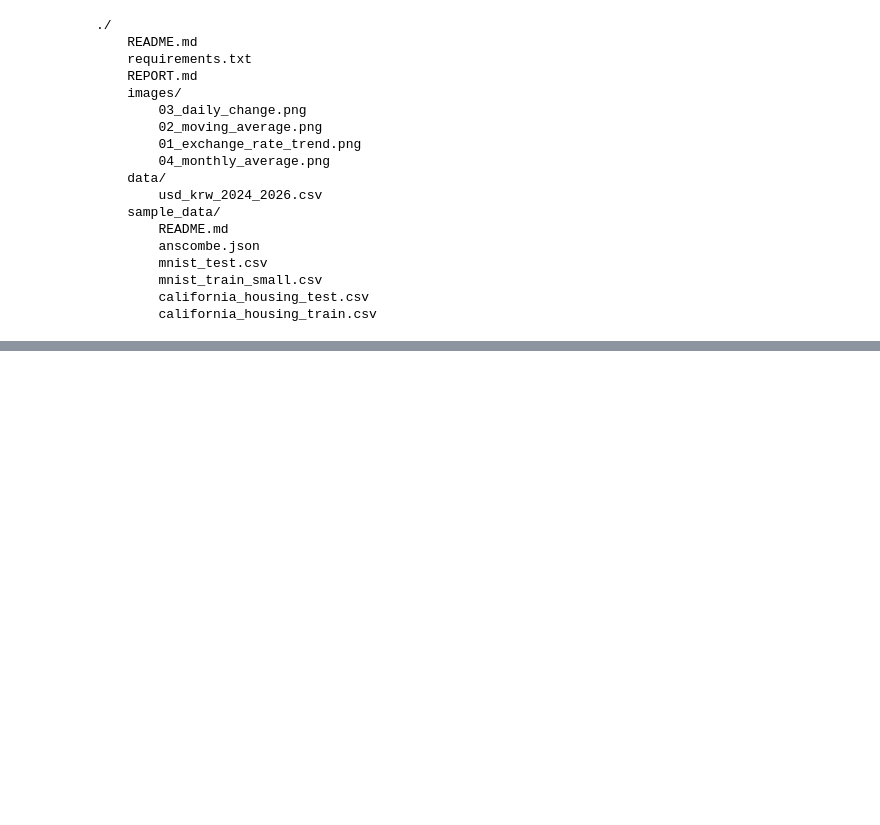
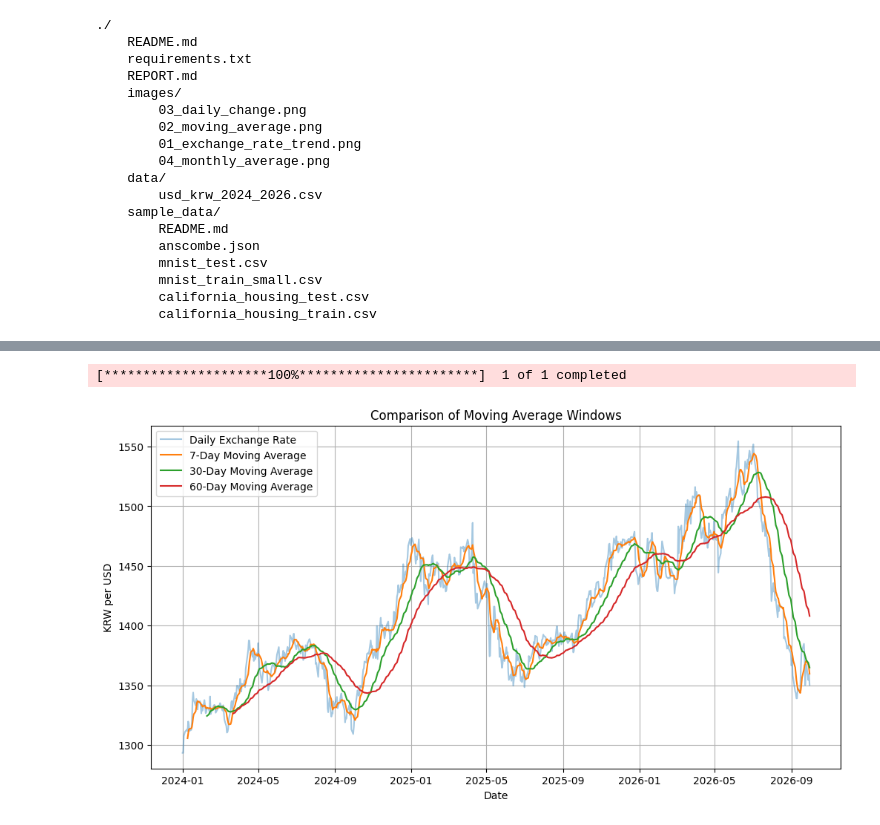
Before and after one commit to kimblessing22-commits/usd-krw-time-series-analysis, a Jupyter notebook: analysis.ipynb, the cells around one changed output, grey strips where cells are left out. Saved outputs shown, nothing was run; the diff lists cells and outputs as text; code cells hidden in the pictures; blank space fills up the shorter version.

```diff
--- a/analysis.ipynb
+++ b/analysis.ipynb
@@ -831,0 +1377,49 @@ for root, dirs, files in os.walk("."):
+# %%
+import os
+import yfinance as yf
+import pandas as pd
+import matplotlib.pyplot as plt
+
+# images 폴더가 없으면 생성
+os.makedirs("images", exist_ok=True)
+
+# 데이터 다시 불러오기
+df = yf.download(
+    "KRW=X",
+    start="2024-01-01",
+    end="2026-10-01",
+    interval="1d"
+)
+
+# Close 데이터 추출
+close = df["Close"]["KRW=X"]
+
+# 이동평균 계산
+moving_avg_7 = close.rolling(window=7).mean()
+moving_avg_30 = close.rolling(window=30).mean()
+moving_avg_60 = close.rolling(window=60).mean()
+
+# 그래프
+plt.figure(figsize=(12, 6))
+
+plt.plot(close, label="Daily Exchange Rate", alpha=0.4)
+plt.plot(moving_avg_7, label="7-Day Moving Average")
+plt.plot(moving_avg_30, label="30-Day Moving Average")
+plt.plot(moving_avg_60, label="60-Day Moving Average")
+
+plt.title("Comparison of Moving Average Windows")
+plt.xlabel("Date")
+plt.ylabel("KRW per USD")
+plt.legend()
+plt.grid(True)
+
+plt.savefig(
+    "images/06_moving_average_comparison.png",
+    dpi=300,
+    bbox_inches="tight"
+)
+
+plt.show()
+# %% [output]
+[*********************100%***********************]  1 of 1 completed
+[figure, added]
```
Also changed, not shown: parts of 12 cells of this notebook, 9 other files.
